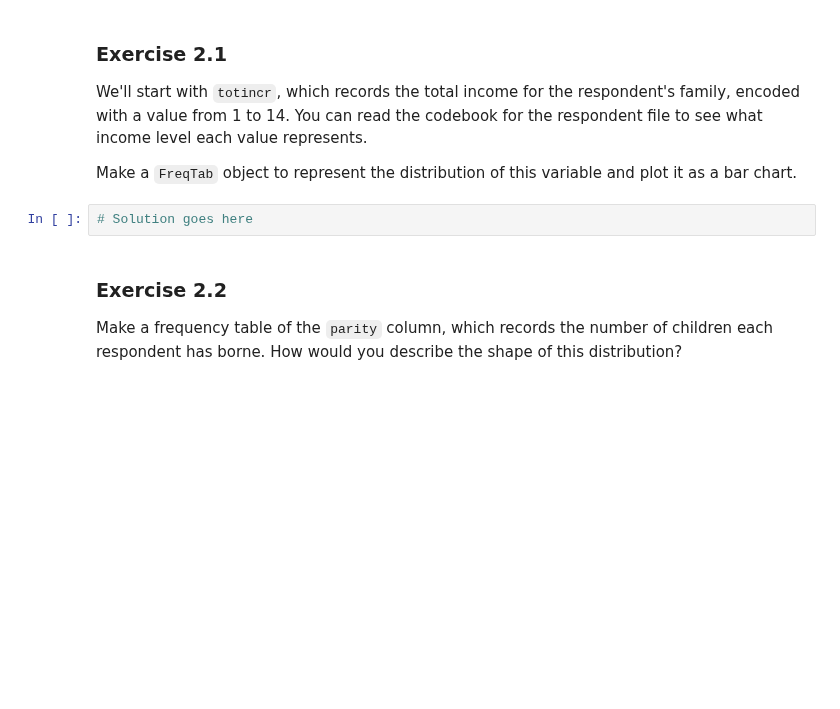
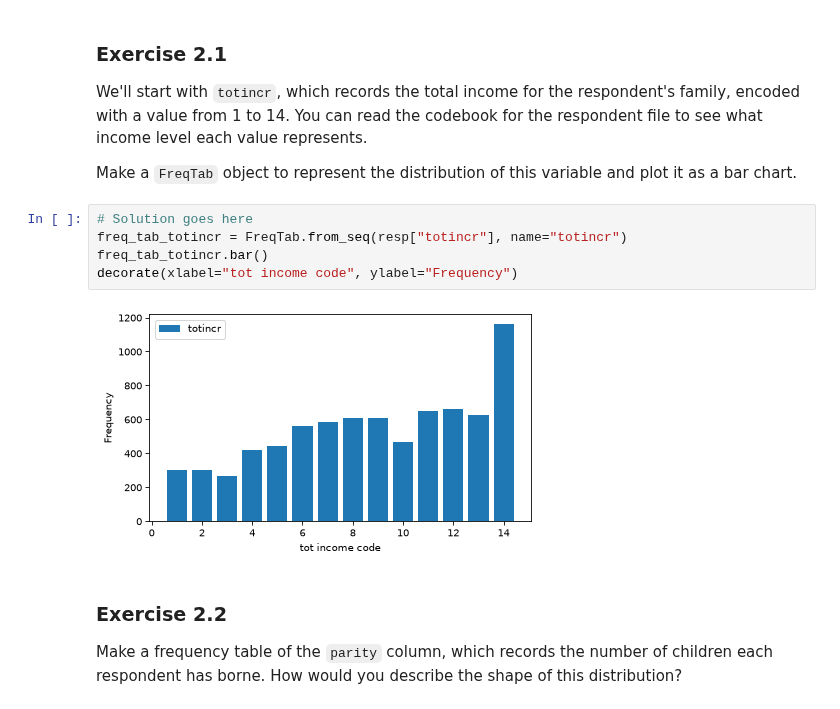
Before and after one commit to duukv/ThinkStatsV3, a Jupyter notebook: ThinkStats/nb/chap02.ipynb, the cells around one changed output. Saved outputs shown, nothing was run; the diff lists cells and outputs as text; blank space fills up the shorter version.

```diff
--- a/ThinkStats/nb/chap02.ipynb
+++ b/ThinkStats/nb/chap02.ipynb
@@ -395,6 +476,11 @@ You can read the codebook for the respondent file to see what income level each
 Make a `FreqTab` object to represent the distribution of this variable and plot it as a bar chart.
 # %%
 # Solution goes here
+freq_tab_totincr = FreqTab.from_seq(resp["totincr"], name="totincr")
+freq_tab_totincr.bar()
+decorate(xlabel="tot income code", ylabel="Frequency")
+# %% [output]
+[figure, added]
 # %% [markdown]
 ### Exercise 2.2
 
```
Also changed, not shown: parts of 33 cells of this notebook, 2 other files.
